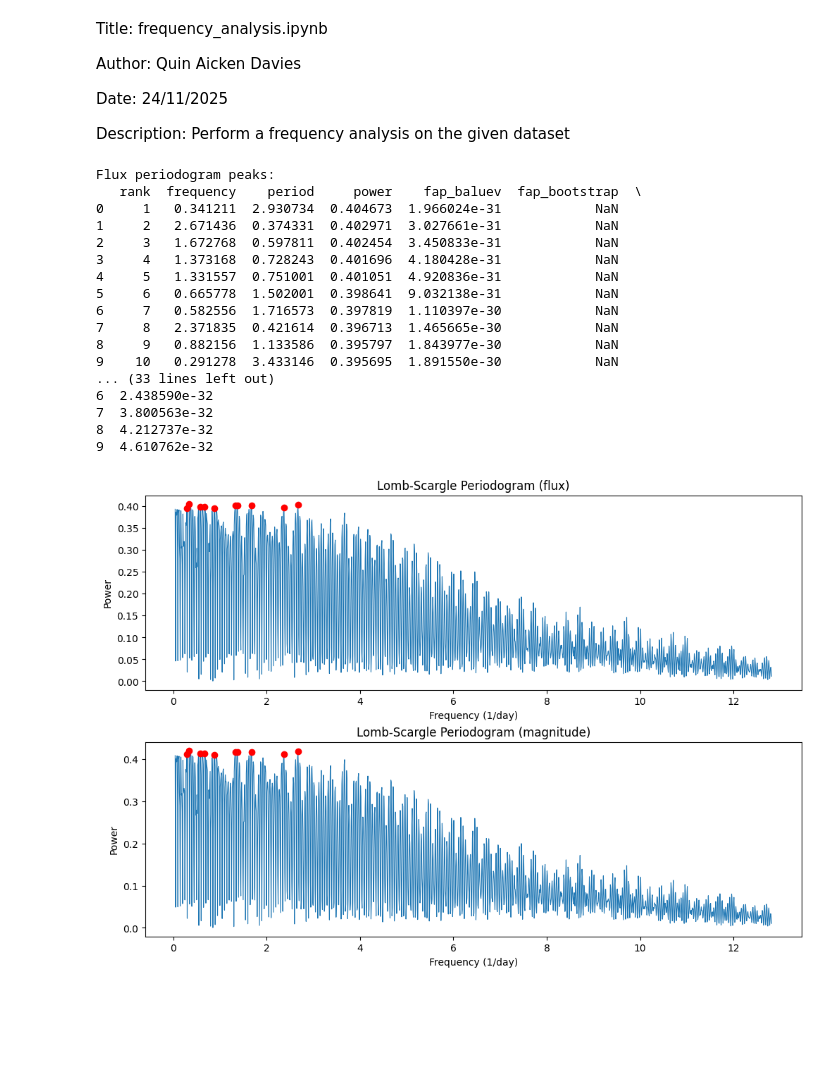
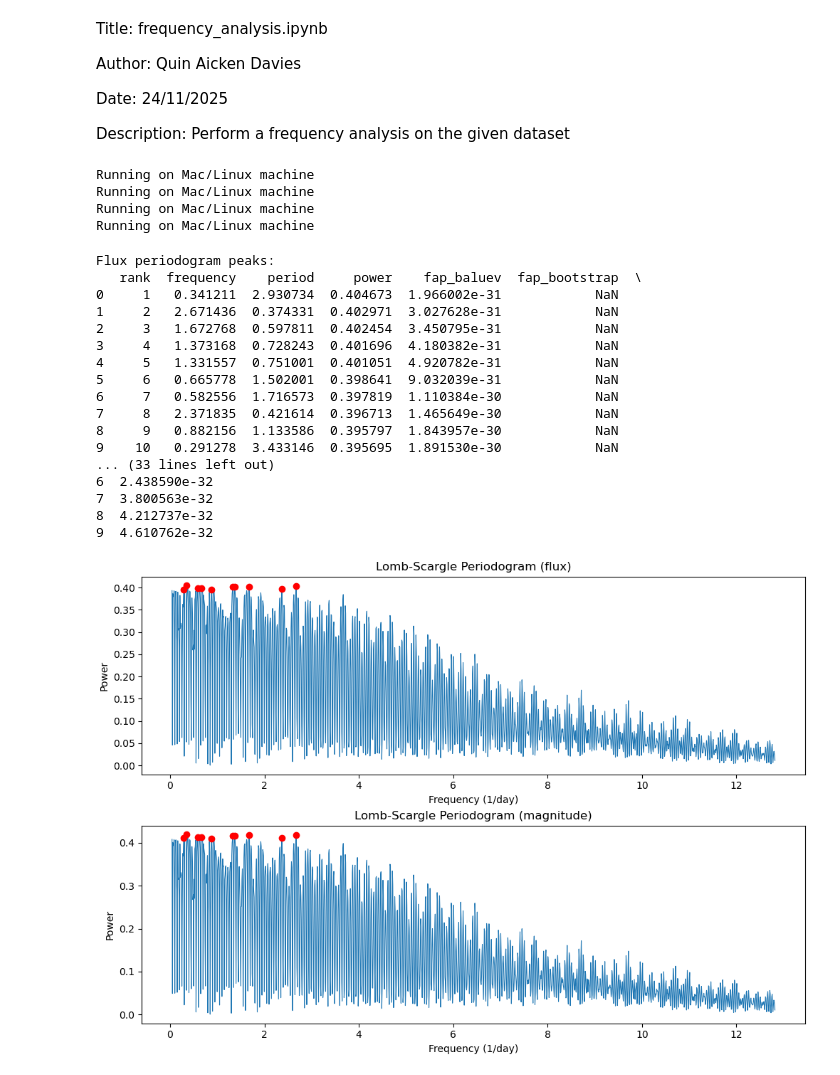
Before and after one commit to qai11/Summer_Project, a Jupyter notebook: Reduction Code/Frequency_analysis.ipynb, the cells around one changed output. Saved outputs shown, nothing was run; the diff lists cells and outputs as text; code cells hidden in the pictures; blank space fills up the shorter version.

```diff
--- a/Reduction Code/Frequency_analysis.ipynb
+++ b/Reduction Code/Frequency_analysis.ipynb
@@ -49,7 +49,12 @@ import matplotlib.pyplot as plt
 dates = ['20251030','20251119','20251122','20251123']
 for i in range(len(dates)):
     #Read in the data from all dates and concatenate into one dataframe
-    data_temp = pd.read_csv(f'E:/Summer 2025 Data/zzpscdata/Reduced/Measurements_{dates[i]}.csv', delimiter = ',')
+    try:
+        print('Running on Mac/Linux machine')
+        data_temp = pd.read_csv(f'/home/users/qai11/Documents/summer 2025 Data/Summer_Project_2025/Measurements_{dates[i]}.csv', delimiter = ',')
+    except:
+        print('Running on Windows machine')
+        data_temp = pd.read_csv(f'E:/Summer 2025 Data/zzpscdata/Reduced/Measurements_{dates[i]}.csv', delimiter = ',')
     if i == 0:
         data = data_temp
     else:
@@ -111,6 +116,11 @@ mag_array = lc_mag.flux.value        # removes units
 # pyriod.TimeSeries()      # Light curve
 # pyriod.Periodogram()     # Periodogram
 # pyriod.Signals()         # Fitted signals (after adding)
+# %% [output]
+Running on Mac/Linux machine
+Running on Mac/Linux machine
+Running on Mac/Linux machine
+Running on Mac/Linux machine
 # %%
 """Use lombscargle instead of Pyriod and repeat analysis for magnitude lightcurve"""
 from astropy.timeseries import LombScargle
@@ -177,7 +187,7 @@ def analyze_lomb(t, y, label='flux', n_peaks=10, n_bootstrap=500,
     return df, frequency, power, peaks, props, baseline
 
 # run for flux (existing)
-t = time_array
+t = time_array - time_array.min()  # zero-point time
 y = flux_array
 df_peaks, frequency, power, peaks, props, baseline = analyze_lomb(t, y, label='flux',
                                                         n_peaks=10, n_bootstrap=500)
@@ -198,44 +208,44 @@ print(df_peaks_mag)
 fig, ax = plt.subplots(2, 1, figsize=(10, 7), constrained_layout=True)
 
 ax[0].plot(frequency, power, lw=0.8)
 if len(df_peaks):
     ax[0].scatter(df_peaks['frequency'], df_peaks['power'], color='r', zorder=5)
 ax[0].set_xlabel('Frequency (1/day)')
 ax[0].set_ylabel('Power')
 ax[0].set_title('Lomb-Scargle Periodogram (flux)')
 
 ax[1].plot(frequency_mag, power_mag, lw=0.8)
 if len(df_peaks_mag):
     ax[1].scatter(df_peaks_mag['frequency'], df_peaks_mag['power'], color='r', zorder=5)
 ax[1].set_xlabel('Frequency (1/day)')
 ax[1].set_ylabel('Power')
 ax[1].set_title('Lomb-Scargle Periodogram (magnitude)')
 
 plt.savefig('periodograms_flux_and_mag.png', dpi=150)
 plt.show()
 
 # keep the per-analysis CSVs if desired
 # df_peaks.to_csv('periodogram_peaks_flux.csv', index=False)
 # df_peaks_mag.to_csv('periodogram_peaks_mag.csv', index=False)
 # %% [output]
 Flux periodogram peaks:
    rank  frequency    period     power    fap_baluev  fap_bootstrap  \
-0     1   0.341211  2.930734  0.404673  1.966024e-31            NaN
-1     2   2.671436  0.374331  0.402971  3.027661e-31            NaN
-2     3   1.672768  0.597811  0.402454  3.450833e-31            NaN
-3     4   1.373168  0.728243  0.401696  4.180428e-31            NaN
-4     5   1.331557  0.751001  0.401051  4.920836e-31            NaN
-5     6   0.665778  1.502001  0.398641  9.032138e-31            NaN
-6     7   0.582556  1.716573  0.397819  1.110397e-30            NaN
-7     8   2.371835  0.421614  0.396713  1.465665e-30            NaN
-8     9   0.882156  1.133586  0.395797  1.843977e-30            NaN
-9    10   0.291278  3.433146  0.395695  1.891550e-30            NaN
+0     1   0.341211  2.930734  0.404673  1.966002e-31            NaN
+1     2   2.671436  0.374331  0.402971  3.027628e-31            NaN
+2     3   1.672768  0.597811  0.402454  3.450795e-31            NaN
+3     4   1.373168  0.728243  0.401696  4.180382e-31            NaN
+4     5   1.331557  0.751001  0.401051  4.920782e-31            NaN
+5     6   0.665778  1.502001  0.398641  9.032039e-31            NaN
+6     7   0.582556  1.716573  0.397819  1.110384e-30            NaN
+7     8   2.371835  0.421614  0.396713  1.465649e-30            NaN
+8     9   0.882156  1.133586  0.395797  1.843957e-30            NaN
+9    10   0.291278  3.433146  0.395695  1.891530e-30            NaN
 ... (33 lines left out)
 6  2.438590e-32
 7  3.800563e-32
 8  4.212737e-32
 9  4.610762e-32
-[figure, old version]
+[figure, new version]
 # %%
 """Perform some prewhitening iterations, default 3"""
 
```
Also changed, not shown: parts of 3 cells of this notebook, 3 other files.
